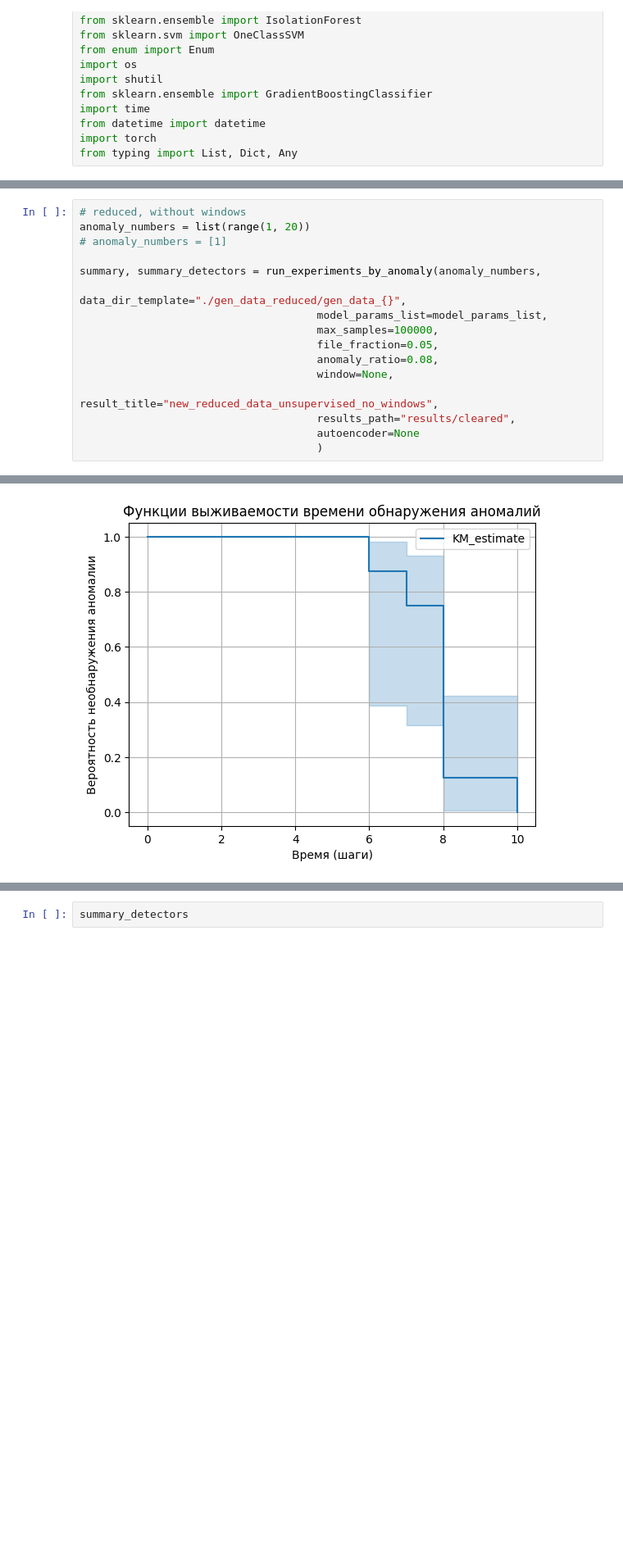
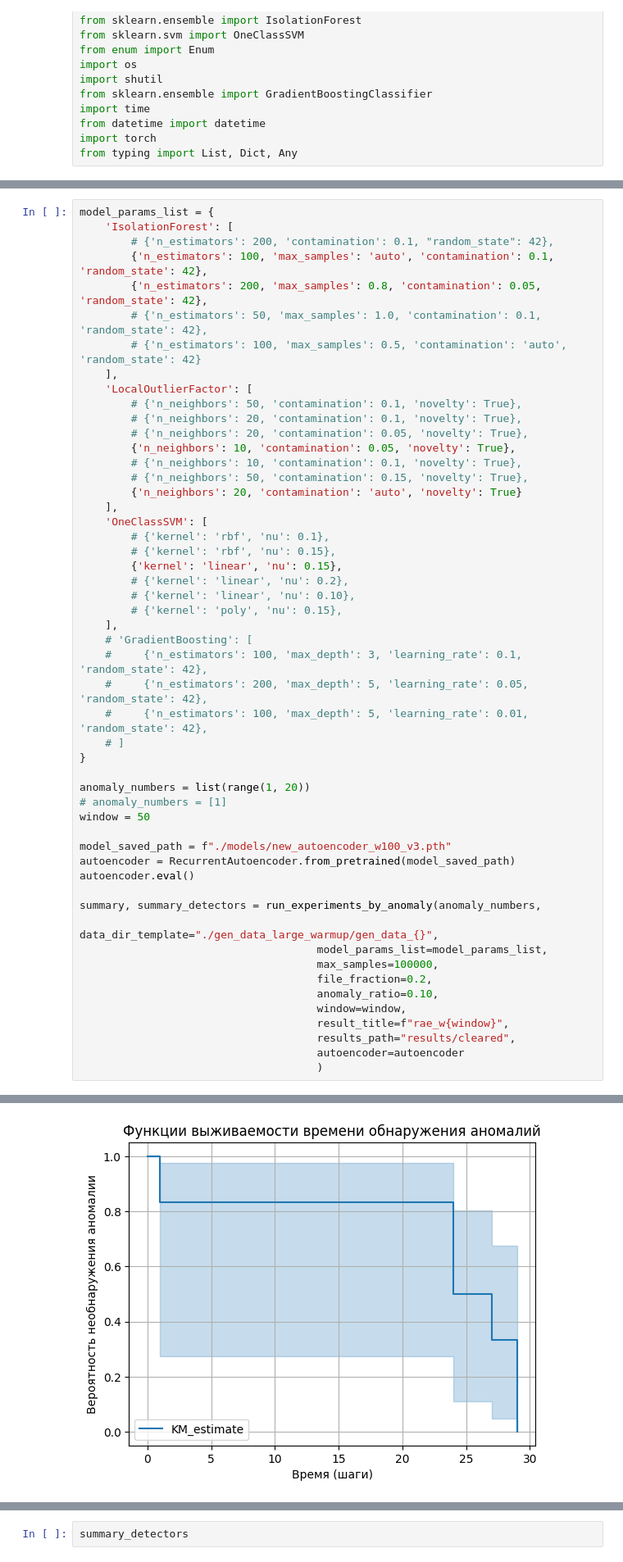
Before and after one commit to VeryLittleAnna/TimeSeriesAnomalyDetection, a Jupyter notebook: experiments.ipynb, the cells around one changed output, grey strips where cells are left out. Shown at 82% size. Saved outputs shown, nothing was run; the diff lists cells and outputs as text; blank space fills up the shorter version.

Commit message:
last state

```diff
--- a/experiments.ipynb
+++ b/experiments.ipynb
@@ -365,18 +365,54 @@ summary_detectors
 # %%
-# reduced, without windows
+model_params_list = {
+    'IsolationForest': [
+        # {'n_estimators': 200, 'contamination': 0.1, "random_state": 42},
+        {'n_estimators': 100, 'max_samples': 'auto', 'contamination': 0.1, 'random_state': 42},
+        {'n_estimators': 200, 'max_samples': 0.8, 'contamination': 0.05, 'random_state': 42},
+        # {'n_estimators': 50, 'max_samples': 1.0, 'contamination': 0.1, 'random_state': 42},
+        # {'n_estimators': 100, 'max_samples': 0.5, 'contamination': 'auto', 'random_state': 42}
+    ],
+    'LocalOutlierFactor': [
+        # {'n_neighbors': 50, 'contamination': 0.1, 'novelty': True},
+        # {'n_neighbors': 20, 'contamination': 0.1, 'novelty': True},
+        # {'n_neighbors': 20, 'contamination': 0.05, 'novelty': True},
+        {'n_neighbors': 10, 'contamination': 0.05, 'novelty': True},
+        # {'n_neighbors': 10, 'contamination': 0.1, 'novelty': True},
+        # {'n_neighbors': 50, 'contamination': 0.15, 'novelty': True},
+        {'n_neighbors': 20, 'contamination': 'auto', 'novelty': True}
+    ],
+    'OneClassSVM': [
+        # {'kernel': 'rbf', 'nu': 0.1},
+        # {'kernel': 'rbf', 'nu': 0.15},
+        {'kernel': 'linear', 'nu': 0.15},
+        # {'kernel': 'linear', 'nu': 0.2},
+        # {'kernel': 'linear', 'nu': 0.10},
+        # {'kernel': 'poly', 'nu': 0.15},
+    ],
+    # 'GradientBoosting': [
+    #     {'n_estimators': 100, 'max_depth': 3, 'learning_rate': 0.1, 'random_state': 42},
+    #     {'n_estimators': 200, 'max_depth': 5, 'learning_rate': 0.05, 'random_state': 42},
+    #     {'n_estimators': 100, 'max_depth': 5, 'learning_rate': 0.01, 'random_state': 42},
+    # ]
+}
+
 anomaly_numbers = list(range(1, 20))
 # anomaly_numbers = [1]
+window = 50
+
+model_saved_path = f"./models/new_autoencoder_w100_v3.pth"
+autoencoder = RecurrentAutoencoder.from_pretrained(model_saved_path)
+autoencoder.eval()
 
 summary, summary_detectors = run_experiments_by_anomaly(anomaly_numbers,
-                                     data_dir_template="./gen_data_reduced/gen_data_{}",
+                                     data_dir_template="./gen_data_large_warmup/gen_data_{}",
                                      model_params_list=model_params_list,
                                      max_samples=100000,
-                                     file_fraction=0.05,
-                                     anomaly_ratio=0.08,
-                                     window=None,
-                                     result_title="new_reduced_data_unsupervised_no_windows",
+                                     file_fraction=0.2,
+                                     anomaly_ratio=0.10,
+                                     window=window,
+                                     result_title=f"rae_w{window}",
                                      results_path="results/cleared",
-                                     autoencoder=None
+                                     autoencoder=autoencoder
                                      )
 # %% [output]
 ==================================================
@@ -389,2 +427,2 @@ X_train.shape=(69416, 53), y_train.shape=(69416,), X_test.shape=(30584, 53), y_t
-[figure, old version]
+[figure, new version]
 Аномалия 1:
```
Also changed, not shown: parts of 10 cells of this notebook, 8 other files.
